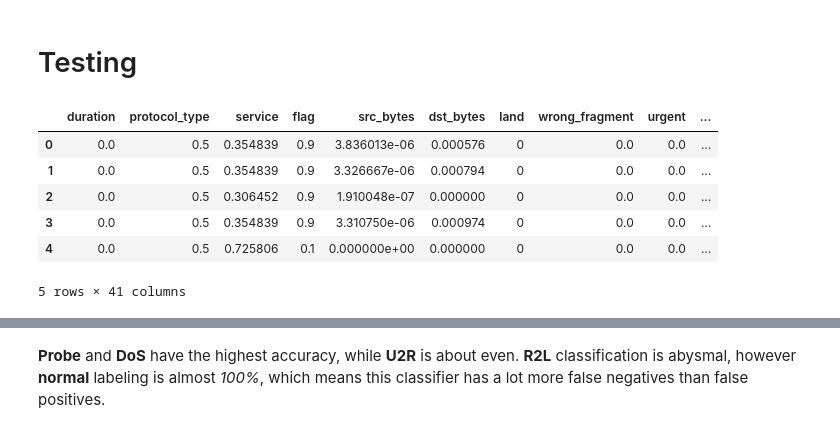
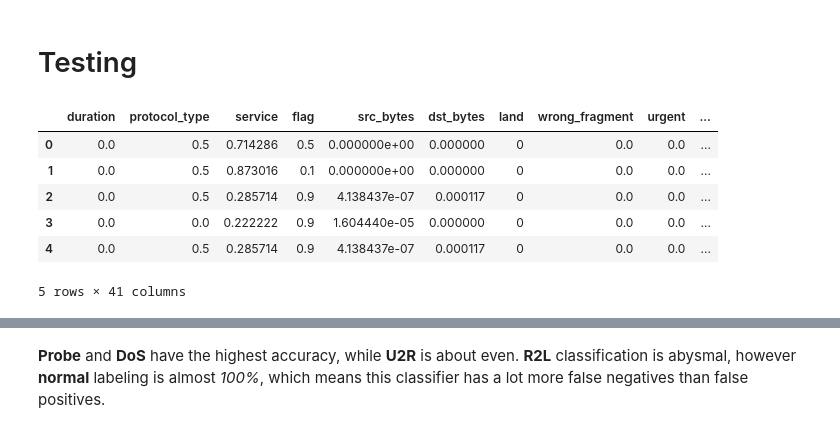
Before and after one commit to CyBearStudio/NeuralNetworkNSL-KDD, a Jupyter notebook: NeuralNetworks.ipynb, the cells around one changed output, grey strips where cells are left out. Saved outputs shown, nothing was run; the diff lists cells and outputs as text; code cells hidden in the pictures.

```diff
--- a/NeuralNetworks.ipynb
+++ b/NeuralNetworks.ipynb
@@ -80,15 +80,15 @@ Accuracy on training set: 96.626261%
 # %% [markdown]
 # Testing
 # %%
-test_data, test_labels = load_data('data/KDDTest+.csv')
+test_data, test_labels = load_data('KDDTest+.csv')
 test_data.head()
 # %% [output]
 |  | duration | protocol_type | service | flag | src_bytes | dst_bytes | land | wrong_fragment | urgent | ... |
-| 0 | 0.0 | 0.5 | 0.354839 | 0.9 | 3.836013e-06 | 0.000576 | 0 | 0.0 | 0.0 | ... |
-| 1 | 0.0 | 0.5 | 0.354839 | 0.9 | 3.326667e-06 | 0.000794 | 0 | 0.0 | 0.0 | ... |
-| 2 | 0.0 | 0.5 | 0.306452 | 0.9 | 1.910048e-07 | 0.000000 | 0 | 0.0 | 0.0 | ... |
-| 3 | 0.0 | 0.5 | 0.354839 | 0.9 | 3.310750e-06 | 0.000974 | 0 | 0.0 | 0.0 | ... |
-| 4 | 0.0 | 0.5 | 0.725806 | 0.1 | 0.000000e+00 | 0.000000 | 0 | 0.0 | 0.0 | ... |
+| 0 | 0.0 | 0.5 | 0.714286 | 0.5 | 0.000000e+00 | 0.000000 | 0 | 0.0 | 0.0 | ... |
+| 1 | 0.0 | 0.5 | 0.873016 | 0.1 | 0.000000e+00 | 0.000000 | 0 | 0.0 | 0.0 | ... |
+| 2 | 0.0 | 0.5 | 0.285714 | 0.9 | 4.138437e-07 | 0.000117 | 0 | 0.0 | 0.0 | ... |
+| 3 | 0.0 | 0.0 | 0.222222 | 0.9 | 1.604440e-05 | 0.000000 | 0 | 0.0 | 0.0 | ... |
+| 4 | 0.0 | 0.5 | 0.285714 | 0.9 | 4.138437e-07 | 0.000117 | 0 | 0.0 | 0.0 | ... |
 5 rows × 41 columns
 # %%
 test_preds = test_clf(test_data, test_labels, clf)
```
Also changed, not shown: parts of 5 cells of this notebook, 1 other file.
